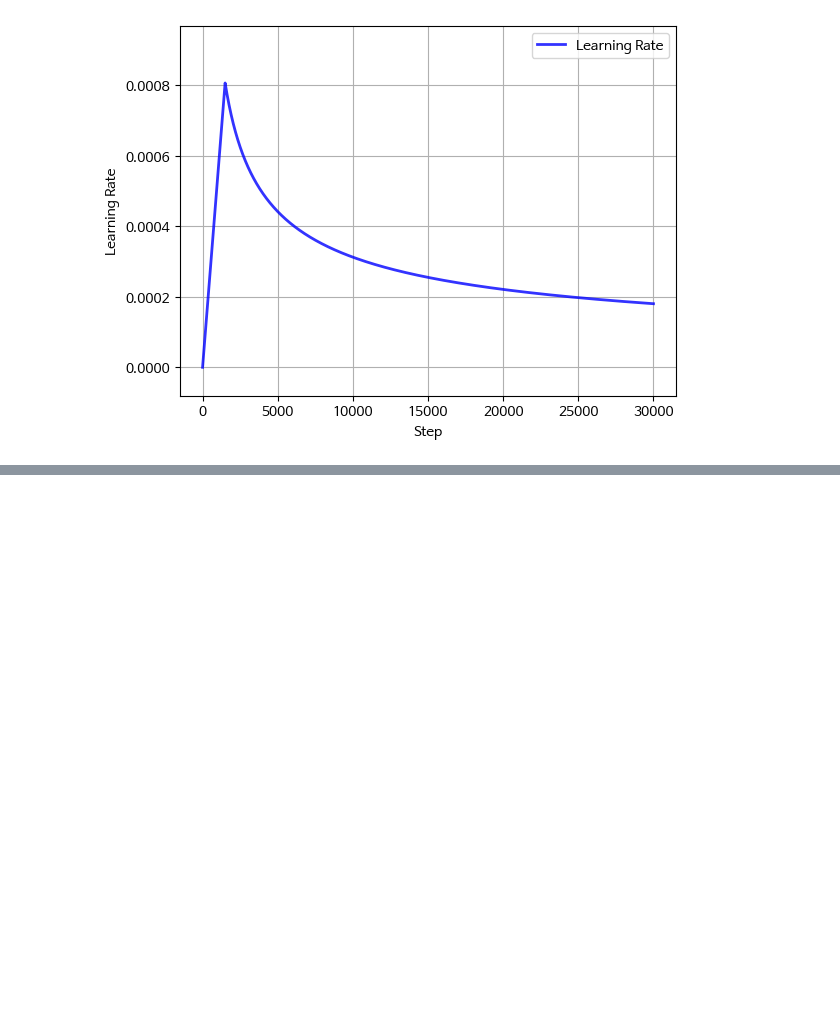
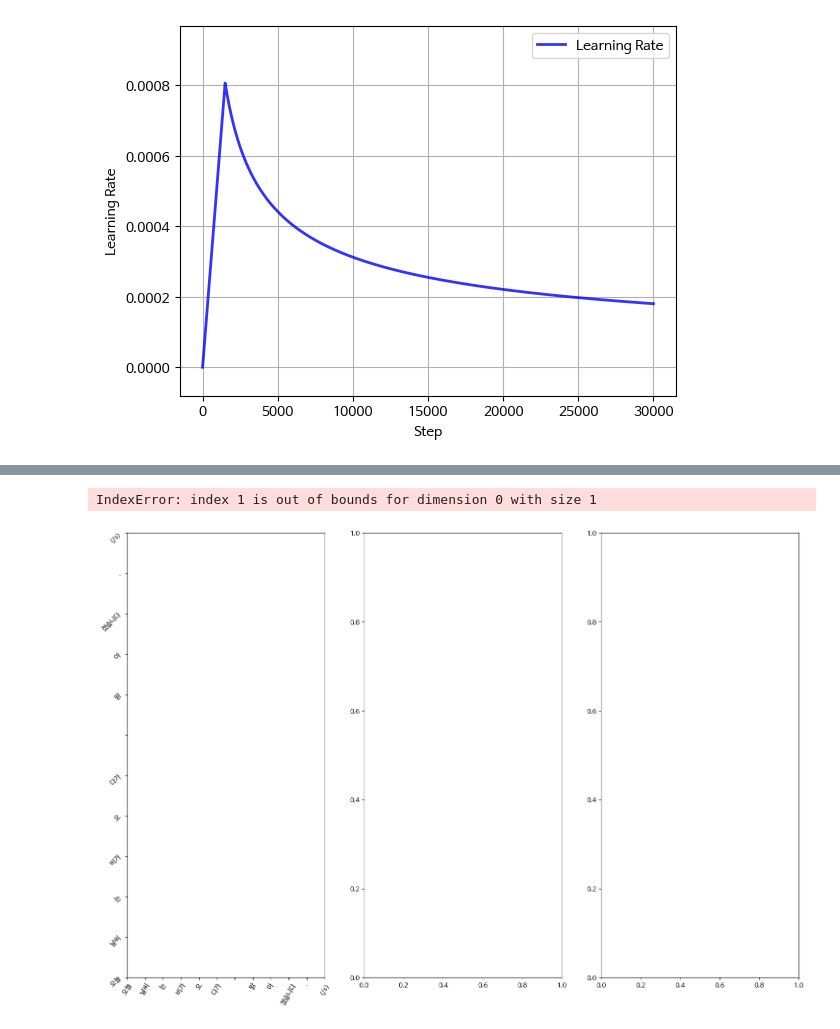
Before and after one commit to zefo38/transformer, a Jupyter notebook: transformers.ipynb, the cells around one changed output, grey strips where cells are left out. Cells and saved outputs as stored; diff of their text form; code cells hidden in the pictures; blank space fills up the shorter version.

```diff
--- a/transformers.ipynb
+++ b/transformers.ipynb
@@ -295,7 +295,7 @@ class Encoder(nn.Module):
     """
 
     # 위치 인덱스 텐서 생성 : 각 배치에서 시퀀스의 길이만큼 위치 인덱스 반복
-    pos = torch.arrange(src.shape[1]).repeat(src.shape[0], 1).to(self.device)
+    pos = torch.arange(src.shape[1]).repeat(src.shape[0], 1).to(self.device)
 
     # 입력 임베딩과 위치 임베딩을 합산해서 입력 텐서 x 생성
     x_embedding = self.scale * self.input_embedding(src) + self.pos_embedding(pos)
@@ -900,0 +1009,20 @@ plot_scheduler(scheduler_name = 'Noam', optimizer = optimizer, scheduler = sched
+# %%
+# Attention 시각화
+def show_attention(atten, Query, Key, n):
+  atten = atten.cpu()
+
+  fig, ax = plt.subplots(nrows=1, ncols=3, figsize=[atten.shape[3]*1.5, atten.shape[2]])
+  for i in range(3):
+    ax[i].set_yticks(range(atten.shape[2]))
+    ax[i].set_yticklabels(Query, rotation=45)
+    ax[i].set_xticks(range(atten.shape[3]))
+    ax[i].set_xticklabels(Key, rotation=60)
+    ax[i].imshow(atten[n][i], cmap='bone') # n 번째 layer, 앞 세 개의 헤드만 plot
+# %%
+src_text = "오늘 날씨는 비가 오다가 맑아졌습니다."
+trg_text = "The weather today is rainy and then clear."
+print(f"입력: {src_text}")
+print(f"정답: {trg_text}")
+
+translated_text, atten_encs, atten_decs, atten_enc_decs = translation(load_model, src_text, atten_map_save = True)
+print(f"AI의 번역: {translated_text}")
@@ -900,0 +1033,9 @@ plot_scheduler(scheduler_name = 'Noam', optimizer = optimizer, scheduler = sched
+# %%
+src_text = "다음주 목요일부터 날씨가 급격하게 추워집니다."
+trg_text = "The weather will drop significantly starting next Thursday."
+
+translated_text, atten_encs, atten_ecs, atten_enc_decs = translation(load_model, src_text, atten_map_save = True)
+
+print(f"입력 : {src_text}")
+print(f"정답 : {trg_text}")
+print(f"AI번역 : {translated_text}")
@@ -900,0 +1064,12 @@ plot_scheduler(scheduler_name = 'Noam', optimizer = optimizer, scheduler = sched
+# %%
+enc_input = tokenizer.tokenize(src_text+' </s>') # <eos> 붙여서 학습 시켰기 때문에 여기도 붙여줘야
+dec_tokens = tokenizer.tokenize(translated_text)
+dec_input = dec_tokens[:-1] # 디코더 입력으로 들어가는 문장(sos 는 있고 eos는 없고)
+dec_output = dec_tokens[1:] # 디코더 출력으로 나간 문장
+
+show_attention(atten_encs, enc_input, enc_input, n = 1) # 백화점 1층은 사원 헤드 (두루두루) 2층은 부장 헤드 3층은 임원 헤드
+show_attention(atten_decs, dec_input, dec_input, n = 1)
+show_attention(atten_enc_decs, dec_output, enc_input, n = 1) # 이 map을 해석할 때는 "이 단어가 나오게끔 뭘 주목했느냐" 로 해석해줘야 함 (ytick에 들어가는 단어가 아닌 예측한 단어를 썼기 때문)
+# %% [output]
+IndexError: index 1 is out of bounds for dimension 0 with size 1
+[figure, added]
```
Also changed, not shown: parts of 16 cells of this notebook.
